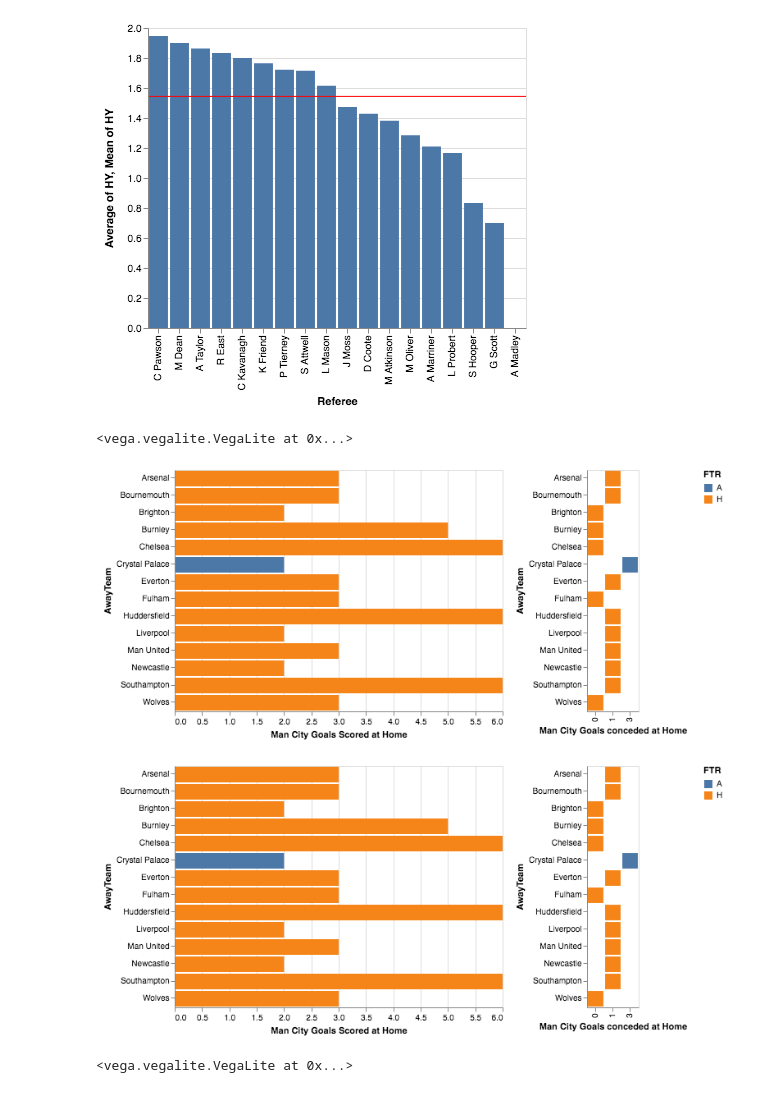
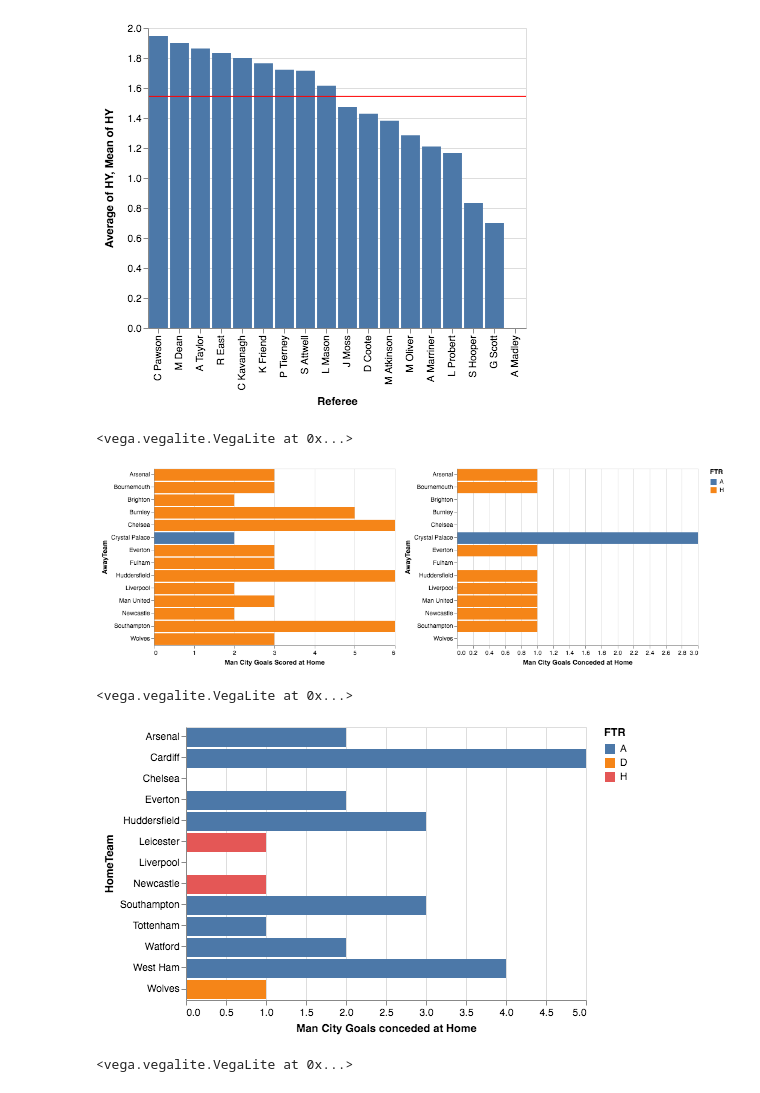
Before and after one commit to sarthakbatragatech/SoccerViz, a Jupyter notebook: SoccerViz.ipynb, the cells around one changed output. Saved outputs shown, nothing was run; the diff lists cells and outputs as text; code cells hidden in the pictures.

Commit message:
Fixed axis scale issue for facet chart

```diff
--- a/SoccerViz.ipynb
+++ b/SoccerViz.ipynb
@@ -190,26 +190,32 @@ mancity_away_df = df[df['AwayTeam']=='Man City']
 # %%
 alt.themes.enable('opaque')
 
-c1 = alt.Chart(mancity_home_df).mark_bar().encode(
-    x=alt.X('FTHG:Q', title='Man City Goals Scored at Home'),
-    y='AwayTeam:N',
+alt.Chart(mancity_home_df).mark_bar().encode(
+    x=alt.X('FTHG', title='Man City Goals Scored at Home', axis=alt.Axis(tickCount=5)),
+    y='AwayTeam',
+    color='FTR',
+    tooltip=['HomeTeam','AwayTeam', 'FTR']
+) | alt.Chart(mancity_home_df).mark_bar().encode(
+    x=alt.X('FTAG', title='Man City Goals Conceded at Home'),
+    y='AwayTeam',
     color='FTR',
     tooltip=['HomeTeam','AwayTeam', 'FTR']
 )
-c2 = alt.Chart(mancity_home_df).mark_bar().encode(
-    x=alt.X('FTAG:O', title='Man City Goals conceded at Home'),
-    y='AwayTeam:N',
-    color='FTR',
-    tooltip=['HomeTeam','AwayTeam', 'FTR']
-)
-
-chart = c1 | c2
+# %% [output]
+<vega.vegalite.VegaLite at 0x...>
+[figure, added]
-# %%
-chart
-# %% [output]
-<vega.vegalite.VegaLite at 0x...>
-[figure, removed]
-[figure, removed]
+# %%
+alt.themes.enable('opaque')
+
+alt.Chart(mancity_away_df).mark_bar().encode(
+    x=alt.X('FTAG', title='Man City Goals conceded at Home'),
+    y='HomeTeam:N',
+    color='FTR',
+    tooltip=['HomeTeam','AwayTeam', 'FTR']
+)
+# %% [output]
+<vega.vegalite.VegaLite at 0x...>
+[figure, added]
 # %%
 alt.themes.enable('opaque')
 
```
Also changed, not shown: parts of 1 cell of this notebook.
